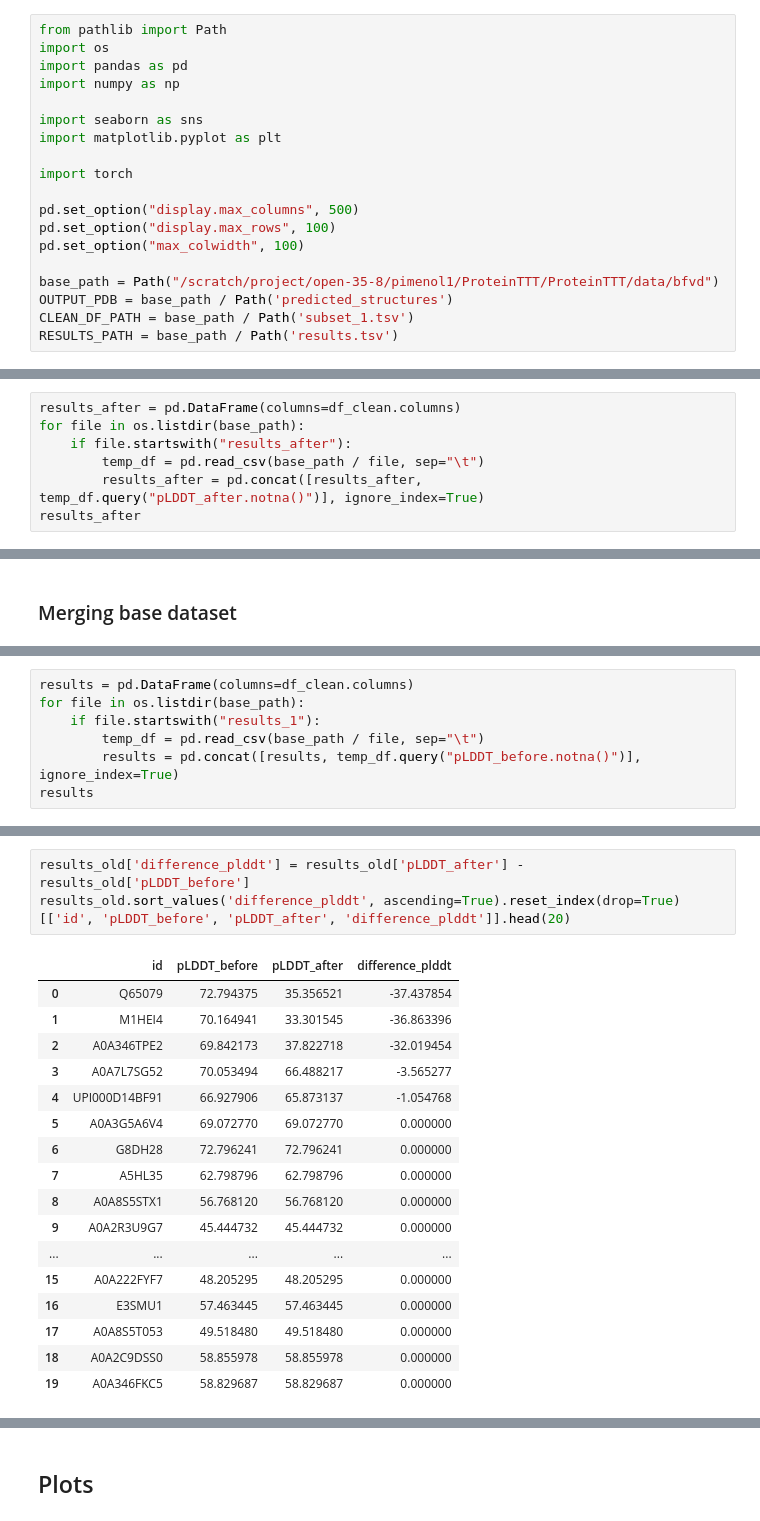
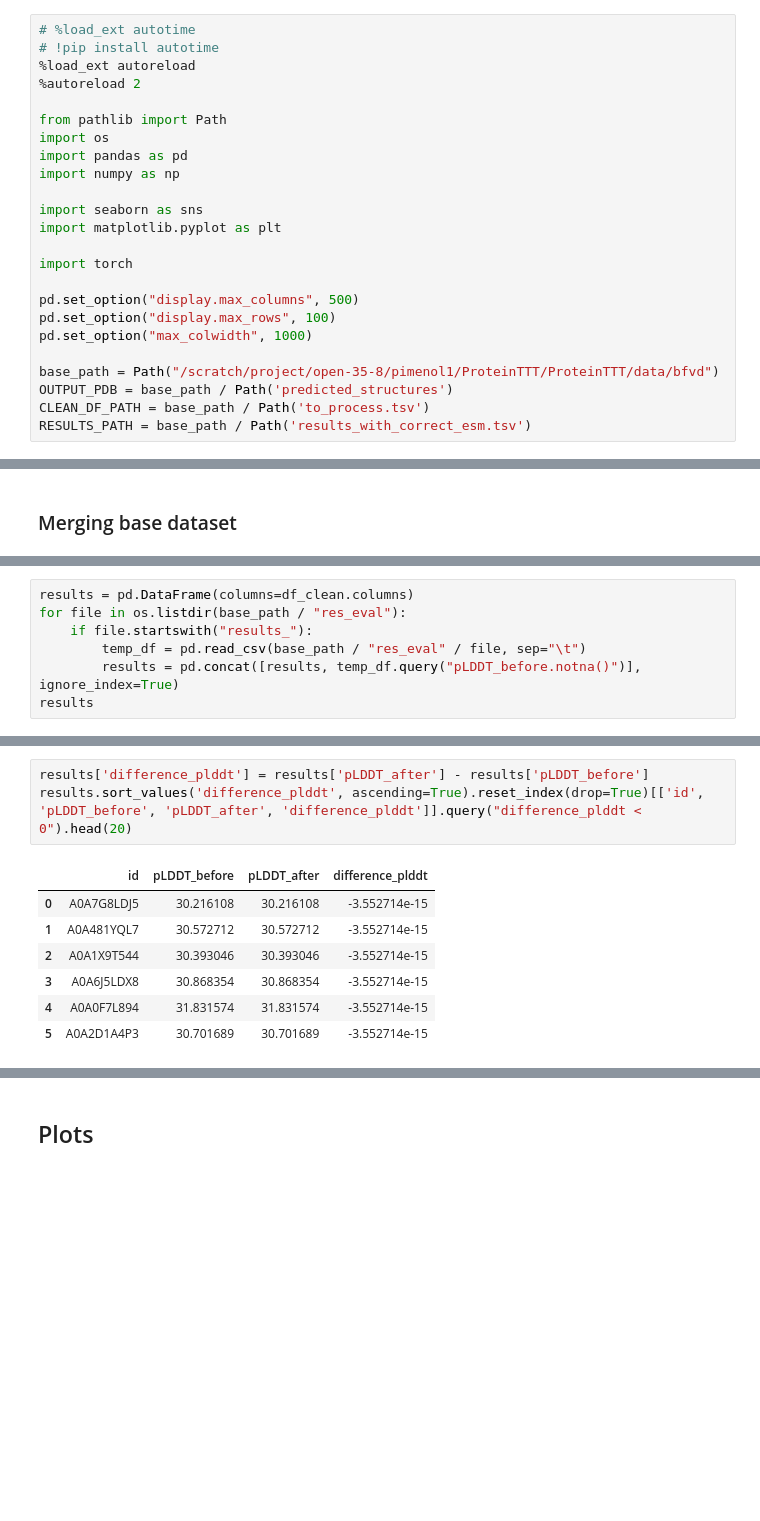
Before and after one commit to pimenol/ProteinTTT, a Jupyter notebook: notebooks/Bfvd_merge.ipynb, the cells around one changed output, grey strips where cells are left out. Cells and saved outputs as stored; diff of their text form; blank space fills up the shorter version.

```diff
--- a/notebooks/Bfvd_merge.ipynb
+++ b/notebooks/Bfvd_merge.ipynb
@@ -9,4 +1,9 @@ The autoreload extension is already loaded. To reload it, use:
 # %%
+# %load_ext autotime
+# !pip install autotime
+%load_ext autoreload
+%autoreload 2
+
 from pathlib import Path
 import os
 import pandas as pd
@@ -19,12 +16,12 @@ import torch
 
 pd.set_option("display.max_columns", 500)
 pd.set_option("display.max_rows", 100)
-pd.set_option("max_colwidth", 100)
+pd.set_option("max_colwidth", 1000)
 
 base_path = Path("/scratch/project/open-35-8/pimenol1/ProteinTTT/ProteinTTT/data/bfvd")
 OUTPUT_PDB = base_path / Path('predicted_structures')
-CLEAN_DF_PATH = base_path / Path('subset_1.tsv')
-RESULTS_PATH = base_path / Path('results.tsv')
+CLEAN_DF_PATH = base_path / Path('to_process.tsv')
+RESULTS_PATH = base_path / Path('results_with_correct_esm.tsv')
 # %%
 len(os.listdir(OUTPUT_PDB))
 # %% [output]
@@ -41,7 +30,0 @@ results_after_old.shape[0]
-# %%
-results_after = pd.DataFrame(columns=df_clean.columns)
-for file in os.listdir(base_path):
-    if file.startswith("results_after"):
-        temp_df = pd.read_csv(base_path / file, sep="\t")
-        results_after = pd.concat([results_after, temp_df.query("pLDDT_after.notna()")], ignore_index=True)
-results_after
@@ -86,8 +39,8 @@ results_old.shape[0], df_clean.shape[0]
 # %%
 results = pd.DataFrame(columns=df_clean.columns)
-for file in os.listdir(base_path):
-    if file.startswith("results_1"):
-        temp_df = pd.read_csv(base_path / file, sep="\t")
+for file in os.listdir(base_path / "res_eval"):
+    if file.startswith("results_"):
+        temp_df = pd.read_csv(base_path / "res_eval" / file, sep="\t")
         results = pd.concat([results, temp_df.query("pLDDT_before.notna()")], ignore_index=True)
 results
 # %% [output]
@@ -187,23 +186,13 @@ df[['id', 'tm_score_after_AlphaFold', 'tm_score_before_original', 'tm_score_afte
 | 28 | UPI00102D6813 | 0.41946 | 0.34256 | 0.41480 | 88.343721 | ... |
 | 29 | UPI00022A9A93 | 0.32516 | 0.25963 | 0.32464 | 81.767073 | ... |
 # %%
-results_old['difference_plddt'] = results_old['pLDDT_after'] - results_old['pLDDT_before']
-results_old.sort_values('difference_plddt', ascending=True).reset_index(drop=True)[['id', 'pLDDT_before', 'pLDDT_after', 'difference_plddt']].head(20)
+results['difference_plddt'] = results['pLDDT_after'] - results['pLDDT_before']
+results.sort_values('difference_plddt', ascending=True).reset_index(drop=True)[['id', 'pLDDT_before', 'pLDDT_after', 'difference_plddt']].query("difference_plddt < 0").head(20)
 # %% [output]
 |  | id | pLDDT_before | pLDDT_after | difference_plddt |
-| 0 | Q65079 | 72.794375 | 35.356521 | -37.437854 |
-| 1 | M1HEI4 | 70.164941 | 33.301545 | -36.863396 |
-| 2 | A0A346TPE2 | 69.842173 | 37.822718 | -32.019454 |
-| 3 | A0A7L7SG52 | 70.053494 | 66.488217 | -3.565277 |
-| 4 | UPI000D14BF91 | 66.927906 | 65.873137 | -1.054768 |
-| 5 | A0A3G5A6V4 | 69.072770 | 69.072770 | 0.000000 |
-| 6 | G8DH28 | 72.796241 | 72.796241 | 0.000000 |
-| 7 | A5HL35 | 62.798796 | 62.798796 | 0.000000 |
-| 8 | A0A8S5STX1 | 56.768120 | 56.768120 | 0.000000 |
-| 9 | A0A2R3U9G7 | 45.444732 | 45.444732 | 0.000000 |
-| ... | ... | ... | ... | ... |
-| 15 | A0A222FYF7 | 48.205295 | 48.205295 | 0.000000 |
-| 16 | E3SMU1 | 57.463445 | 57.463445 | 0.000000 |
-| 17 | A0A8S5T053 | 49.518480 | 49.518480 | 0.000000 |
-| 18 | A0A2C9DSS0 | 58.855978 | 58.855978 | 0.000000 |
-| 19 | A0A346FKC5 | 58.829687 | 58.829687 | 0.000000 |
+| 0 | A0A7G8LDJ5 | 30.216108 | 30.216108 | -3.552714e-15 |
+| 1 | A0A481YQL7 | 30.572712 | 30.572712 | -3.552714e-15 |
+| 2 | A0A1X9T544 | 30.393046 | 30.393046 | -3.552714e-15 |
+| 3 | A0A6J5LDX8 | 30.868354 | 30.868354 | -3.552714e-15 |
+| 4 | A0A0F7L894 | 31.831574 | 31.831574 | -3.552714e-15 |
+| 5 | A0A2D1A4P3 | 30.701689 | 30.701689 | -3.552714e-15 |
```
Also changed, not shown: parts of 26 cells of this notebook, 1 other file.
